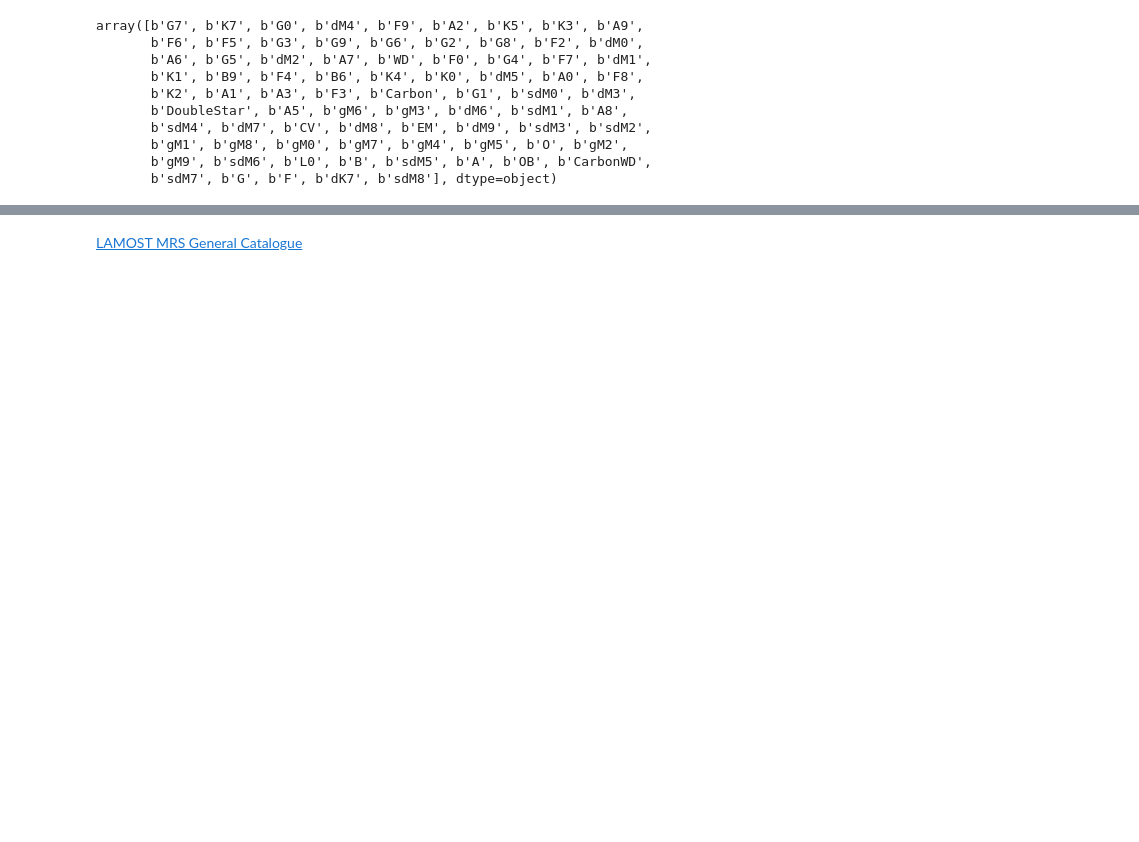
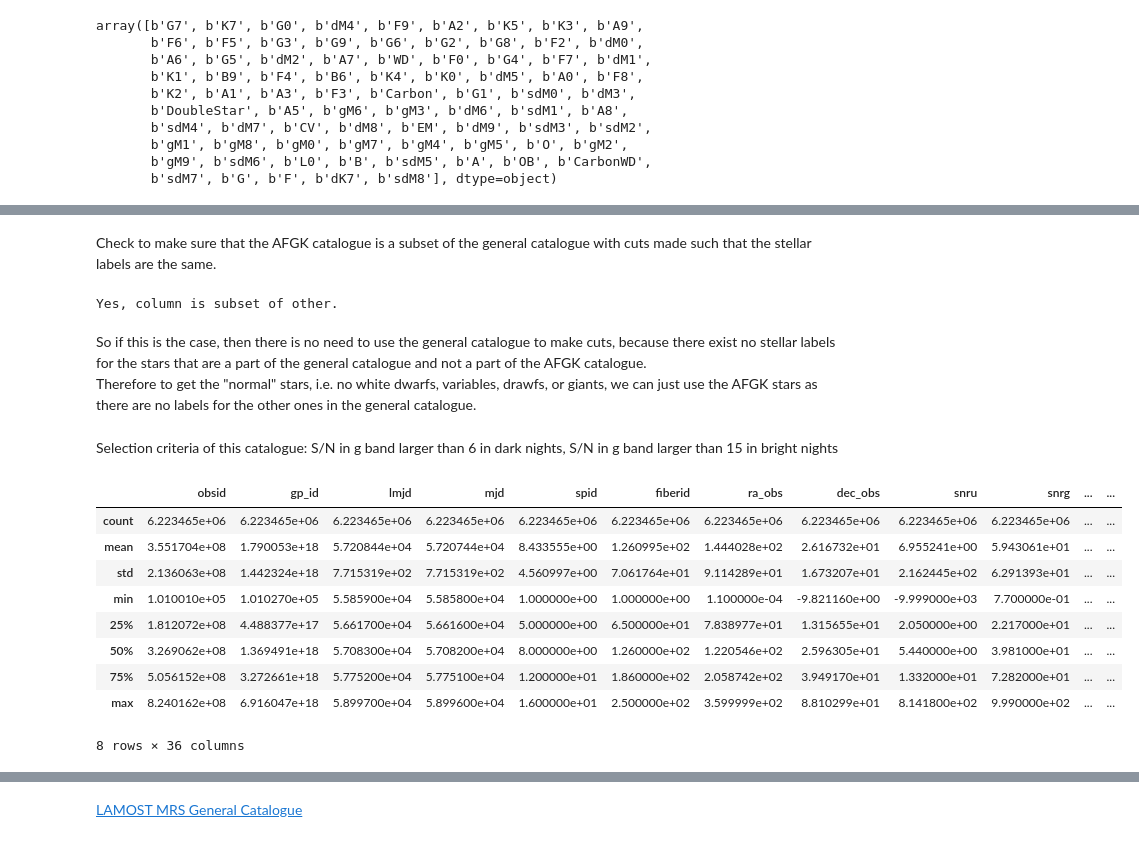
Before and after one commit to aydanmckay/clean-data, a Jupyter notebook: lamostdr8.ipynb, the cells around one changed output, grey strips where cells are left out. Drawn from its saved outputs; the diff is of its cells as text; code cells hidden in the pictures; blank space fills up the shorter version.

```diff
--- a/lamostdr8.ipynb
+++ b/lamostdr8.ipynb
@@ -100,0 +70,14 @@ lrs_star
+# %% [markdown]
+Check to make sure that the AFGK catalogue is a subset of the general catalogue with cuts made such that the stellar labels are the same.
+# %%
+A = lrsparamp['obsid'].values
+B = lrsstars['obsid'].values
+if(set(A).issubset(set(B))):
+    print("Yes, column is subset of other.")
+# %% [output]
+Yes, column is subset of other.
+# %% [markdown]
+So if this is the case, then there is no need to use the general catalogue to make cuts, because there exist no stellar labels for the stars that are a part of the general catalogue and not a part of the AFGK catalogue. \
+Therefore to get the "normal" stars, i.e. no white dwarfs, variables, drawfs, or giants, we can just use the AFGK stars as there are no labels for the other ones in the general catalogue.
+# %% [markdown]
+Selection criteria of this catalogue: S/N in g band larger than 6 in dark nights, S/N in g band larger than 15 in bright nights
@@ -100,0 +89,13 @@ lrs_star
+# %%
+lrsparamp.describe()
+# %% [output]
+|  | obsid | gp_id | lmjd | mjd | spid | fiberid | ra_obs | dec_obs | snru | snrg | ... | ... |
+| count | 6.223465e+06 | 6.223465e+06 | 6.223465e+06 | 6.223465e+06 | 6.223465e+06 | 6.223465e+06 | 6.223465e+06 | 6.223465e+06 | 6.223465e+06 | 6.223465e+06 | ... | ... |
+| mean | 3.551704e+08 | 1.790053e+18 | 5.720844e+04 | 5.720744e+04 | 8.433555e+00 | 1.260995e+02 | 1.444028e+02 | 2.616732e+01 | 6.955241e+00 | 5.943061e+01 | ... | ... |
+| std | 2.136063e+08 | 1.442324e+18 | 7.715319e+02 | 7.715319e+02 | 4.560997e+00 | 7.061764e+01 | 9.114289e+01 | 1.673207e+01 | 2.162445e+02 | 6.291393e+01 | ... | ... |
+| min | 1.010010e+05 | 1.010270e+05 | 5.585900e+04 | 5.585800e+04 | 1.000000e+00 | 1.000000e+00 | 1.100000e-04 | -9.821160e+00 | -9.999000e+03 | 7.700000e-01 | ... | ... |
+| 25% | 1.812072e+08 | 4.488377e+17 | 5.661700e+04 | 5.661600e+04 | 5.000000e+00 | 6.500000e+01 | 7.838977e+01 | 1.315655e+01 | 2.050000e+00 | 2.217000e+01 | ... | ... |
+| 50% | 3.269062e+08 | 1.369491e+18 | 5.708300e+04 | 5.708200e+04 | 8.000000e+00 | 1.260000e+02 | 1.220546e+02 | 2.596305e+01 | 5.440000e+00 | 3.981000e+01 | ... | ... |
+| 75% | 5.056152e+08 | 3.272661e+18 | 5.775200e+04 | 5.775100e+04 | 1.200000e+01 | 1.860000e+02 | 2.058742e+02 | 3.949170e+01 | 1.332000e+01 | 7.282000e+01 | ... | ... |
+| max | 8.240162e+08 | 6.916047e+18 | 5.899700e+04 | 5.899600e+04 | 1.600000e+01 | 2.500000e+02 | 3.599999e+02 | 8.810299e+01 | 8.141800e+02 | 9.990000e+02 | ... | ... |
+8 rows × 36 columns
```
Also changed, not shown: parts of 39 cells of this notebook.
